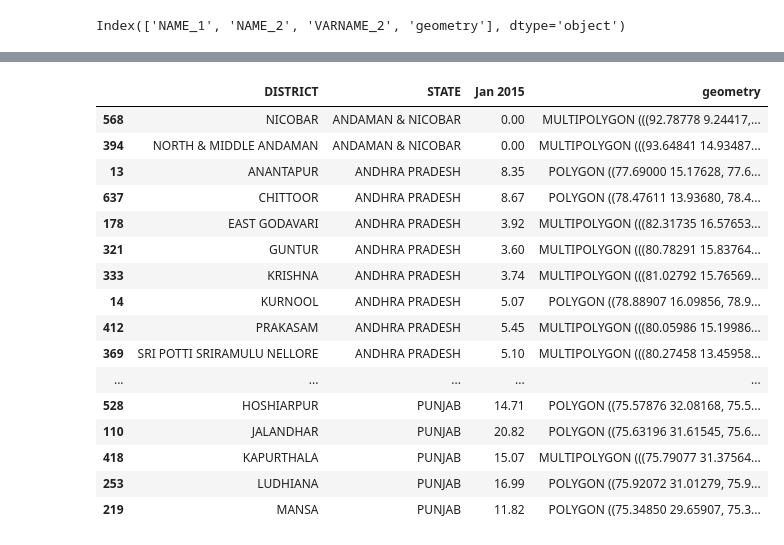
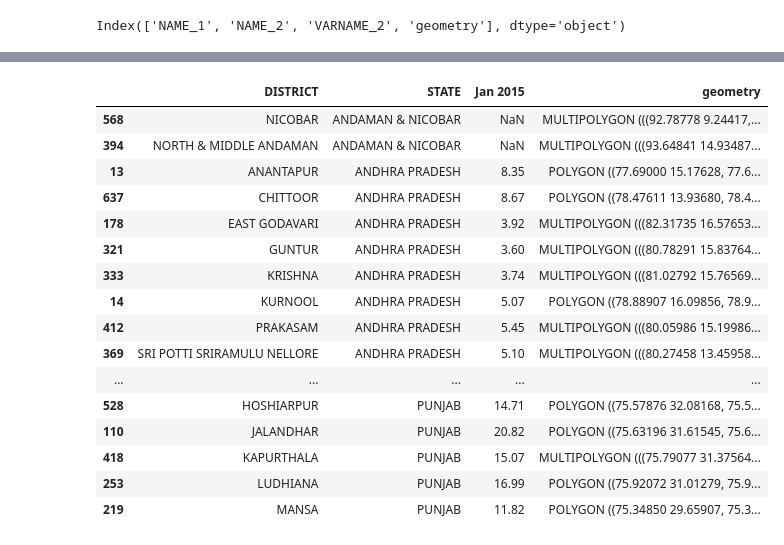
Before and after one commit to sbenstewart/smart-india-hackathon, a Jupyter notebook: code.ipynb, the cells around one changed output, grey strips where cells are left out. Cells and saved outputs as stored; diff of their text form; code cells hidden in the pictures.

```diff
--- a/code.ipynb
+++ b/code.ipynb
@@ -190,12 +190,11 @@ print(df[df["geometry"].isnull()][['DISTRICT','STATE']])
 # %%
 #plot values of water level as of Jan 2015 for districts that are in the GEOdataframe
 temp_map = df[df["geometry"].notnull()][['DISTRICT','STATE','Jan 2015','geometry']]
-temp_map['Jan 2015'] = temp_map['Jan 2015'].fillna(0)
 temp_map
 # %% [output]
 |  | DISTRICT | STATE | Jan 2015 | geometry |
-| 568 | NICOBAR | ANDAMAN & NICOBAR | 0.00 | MULTIPOLYGON (((92.78778 9.24417,... |
-| 394 | NORTH & MIDDLE ANDAMAN | ANDAMAN & NICOBAR | 0.00 | MULTIPOLYGON (((93.64841 14.93487... |
+| 568 | NICOBAR | ANDAMAN & NICOBAR | NaN | MULTIPOLYGON (((92.78778 9.24417,... |
+| 394 | NORTH & MIDDLE ANDAMAN | ANDAMAN & NICOBAR | NaN | MULTIPOLYGON (((93.64841 14.93487... |
 | 13 | ANANTAPUR | ANDHRA PRADESH | 8.35 | POLYGON ((77.69000 15.17628, 77.6... |
 | 637 | CHITTOOR | ANDHRA PRADESH | 8.67 | POLYGON ((78.47611 13.93680, 78.4... |
 | 178 | EAST GODAVARI | ANDHRA PRADESH | 3.92 | MULTIPOLYGON (((82.31735 16.57653... |
```
Also changed, not shown: parts of 4 cells of this notebook.
